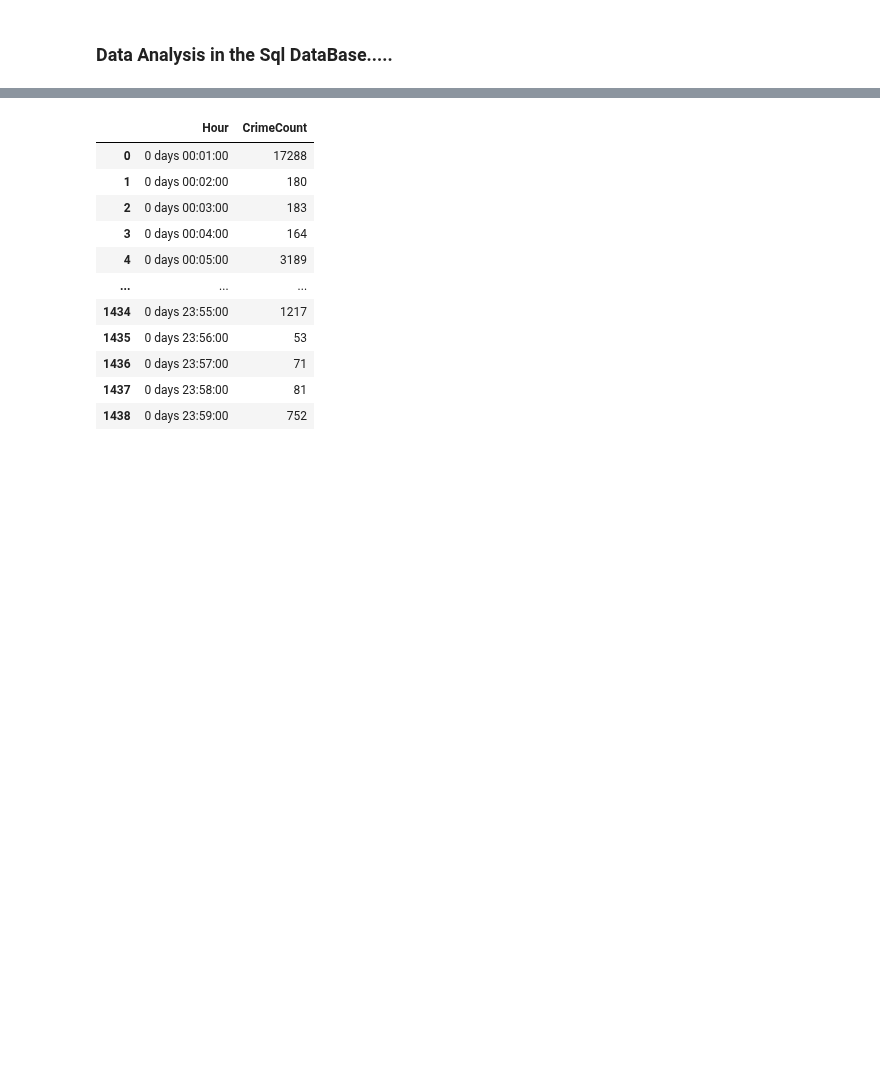
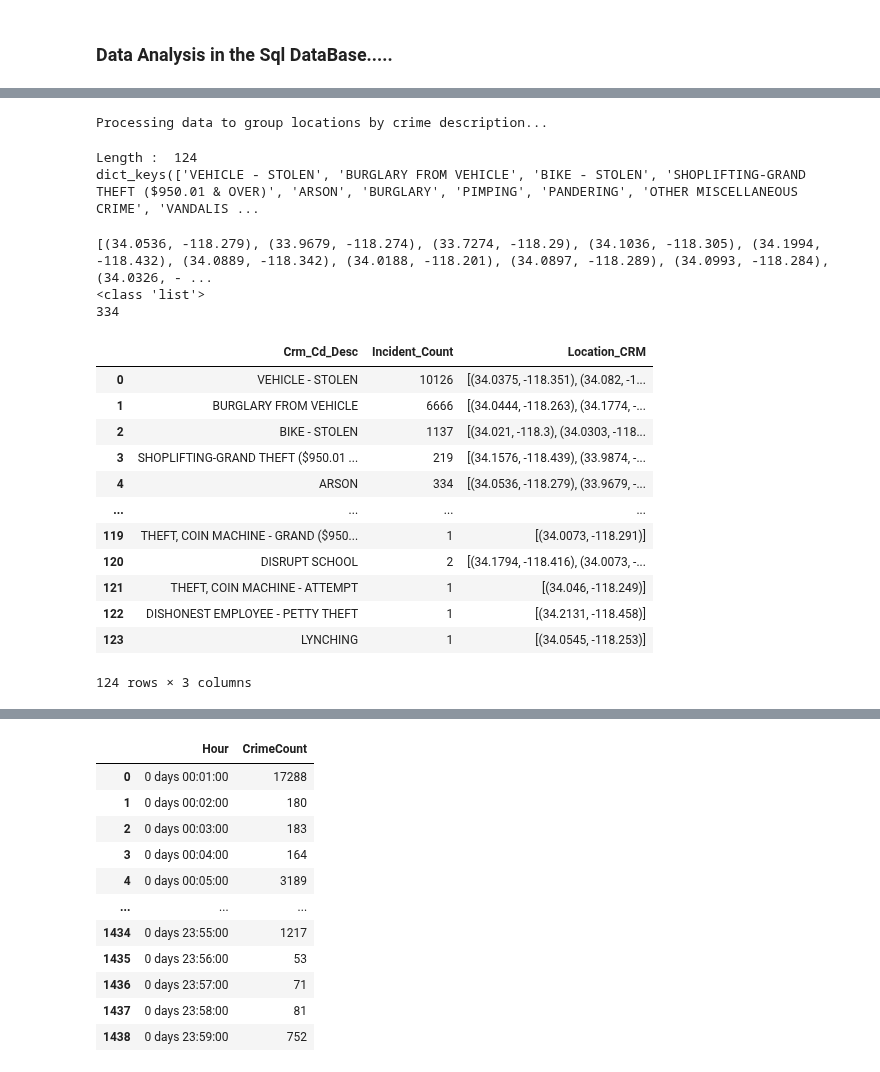
Before and after one commit to MalakaSupun/Crime-Data-Analysis-of-LAPD, a Jupyter notebook: Data_sets/sql_test_01.ipynb, the cells around one changed output, grey strips where cells are left out. Cells and saved outputs as stored; diff of their text form; code cells hidden in the pictures; blank space fills up the shorter version.

```diff
--- a/Data_sets/sql_test_01.ipynb
+++ b/Data_sets/sql_test_01.ipynb
@@ -361,23 +461,12 @@ query_02 = """
 # %%
-
-# Fetch the first query directly as it's small
-Results_01 = pd.read_sql(query_01, conn)
-print("Fetched crime count by hour.")
-
-# Read large data in chunks with tqdm progress bar
-chunk_size = 1000  # Adjust chunk size if needed
-chunks = []
-
-print("Fetching crime descriptions and locations...")
-for chunk in tqdm(pd.read_sql_query(query_02, conn, chunksize=chunk_size), desc="Reading data chunks"):
-    chunks.append(chunk)
-
-# Concatenate all chunks into a single DataFrame
-Results_02_raw = pd.concat(chunks, ignore_index=True)
-print("Data fetching completed.")
 
 # Processing Results_02 with tqdm progress bar to group locations by crime description
 print("Processing data to group locations by crime description...")
+
+# Group by 'Crm_Cd_Desc' and count the number of occurrences
+crime_counts = Results_02_raw.groupby('Crm_Cd_Desc').size().reset_index(name='Incident_Count')
+
+
 grouped_data = {}
 
 for idx, row in tqdm(Results_02_raw.iterrows(), total=Results_02_raw.shape[0], desc="Processing crime locations"):
@@ -387,13 +476,52 @@ for idx, row in tqdm(Results_02_raw.iterrows(), total=Results_02_raw.shape[0], d
     if crm_desc not in grouped_data:
         grouped_data[crm_desc] = []
 
-    grouped_data[crm_desc].append(f"({lat},{lon})")
+    grouped_data[crm_desc].append(((lat),(lon)))
 
 # Convert grouped data to DataFrame
 Results_02 = pd.DataFrame({
     'Crm_Cd_Desc': list(grouped_data.keys()),
-    'Location_CRM': [','.join(locations) for locations in grouped_data.values()]
+    'Location_CRM': list(grouped_data.values())
 })
+
+# Step 4: Merge the counts into the Results_02 DataFrame
+Results_02 = Results_02.merge(crime_counts, on='Crm_Cd_Desc')
+
+# Reorder columns to place 'Incident_Count' first
+Results_02 = Results_02[['Crm_Cd_Desc','Incident_Count',  'Location_CRM']]
+# %% [output]
+Processing data to group locations by crime description...
+# %%
+print("Length : ",len(grouped_data))
+print(grouped_data.keys())
+# %% [output]
+Length :  124
+dict_keys(['VEHICLE - STOLEN', 'BURGLARY FROM VEHICLE', 'BIKE - STOLEN', 'SHOPLIFTING-GRAND THEFT ($950.01 & OVER)', 'ARSON', 'BURGLARY', 'PIMPING', 'PANDERING', 'OTHER MISCELLANEOUS CRIME', 'VANDALIS ...
+# %%
+b=grouped_data["ARSON"]
+print(b)
+print(type(b))
+print(len(b))
+# %% [output]
+[(34.0536, -118.279), (33.9679, -118.274), (33.7274, -118.29), (34.1036, -118.305), (34.1994, -118.432), (34.0889, -118.342), (34.0188, -118.201), (34.0897, -118.289), (34.0993, -118.284), (34.0326, - ...
+<class 'list'>
+334
+# %%
+Results_02
+# %% [output]
+|  | Crm_Cd_Desc | Incident_Count | Location_CRM |
+| 0 | VEHICLE - STOLEN | 10126 | [(34.0375, -118.351), (34.082, -1... |
+| 1 | BURGLARY FROM VEHICLE | 6666 | [(34.0444, -118.263), (34.1774, -... |
+| 2 | BIKE - STOLEN | 1137 | [(34.021, -118.3), (34.0303, -118... |
+| 3 | SHOPLIFTING-GRAND THEFT ($950.01 ... | 219 | [(34.1576, -118.439), (33.9874, -... |
+| 4 | ARSON | 334 | [(34.0536, -118.279), (33.9679, -... |
+| ... | ... | ... | ... |
+| 119 | THEFT, COIN MACHINE - GRAND ($950... | 1 | [(34.0073, -118.291)] |
+| 120 | DISRUPT SCHOOL | 2 | [(34.1794, -118.416), (34.0073, -... |
+| 121 | THEFT, COIN MACHINE - ATTEMPT | 1 | [(34.046, -118.249)] |
+| 122 | DISHONEST EMPLOYEE - PETTY THEFT | 1 | [(34.2131, -118.458)] |
+| 123 | LYNCHING | 1 | [(34.0545, -118.253)] |
+124 rows × 3 columns
 # %%
 
 # Display the first few rows of the results
```
Also changed, not shown: parts of 16 cells of this notebook.
